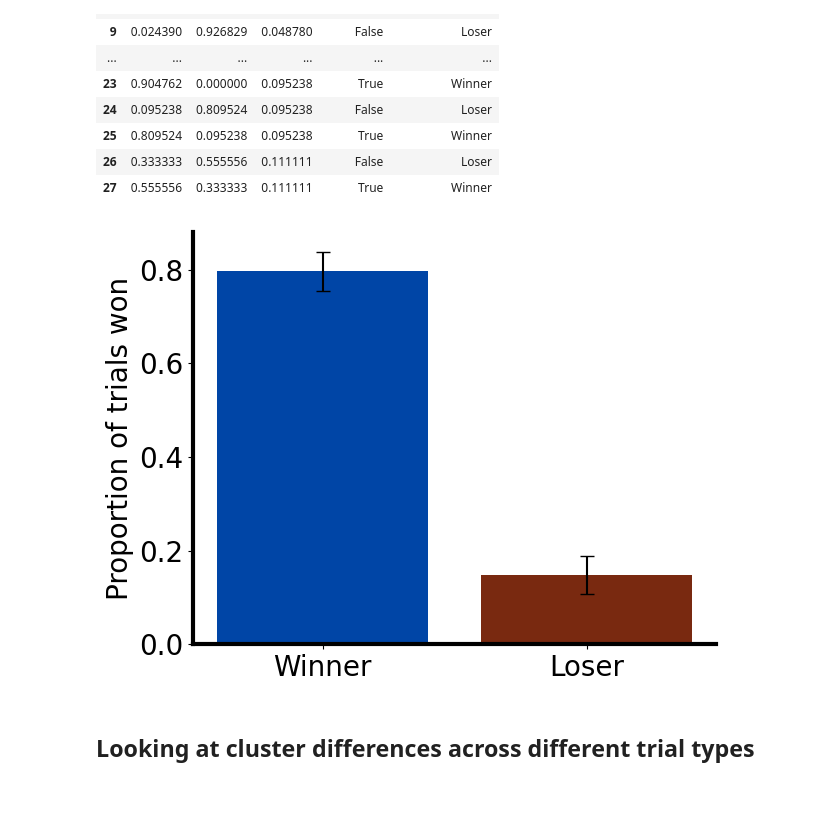
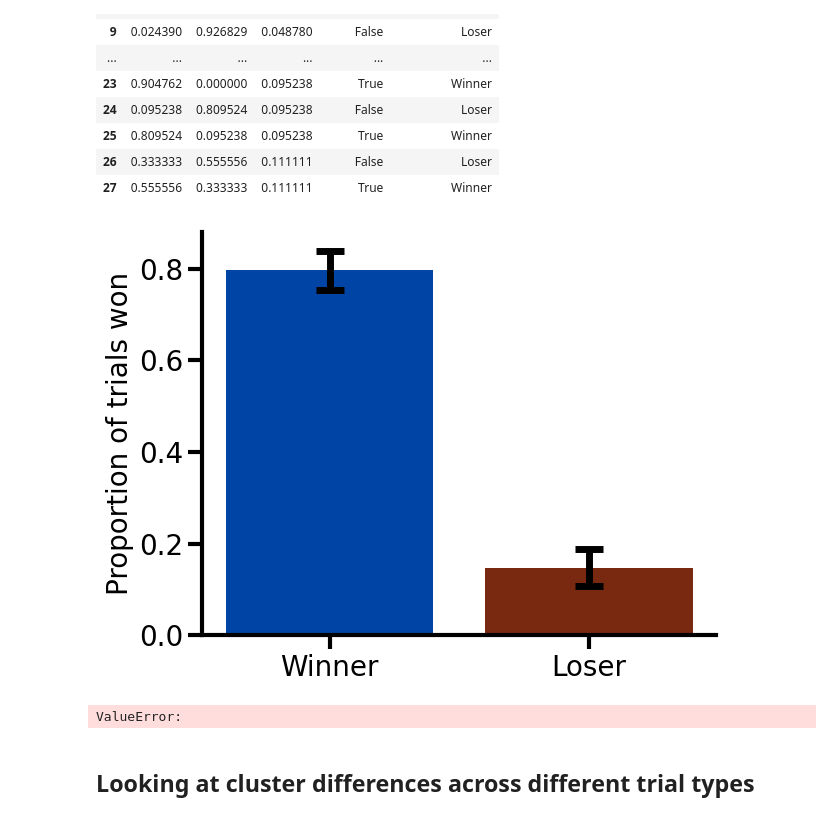
Before and after one commit to padillacoreanolab/reward_comp_ext, a Jupyter notebook: results/2024_09_02_behavioral_reward_comp/01_competitive_trials_analysis.ipynb, the cells around one changed output. Saved outputs shown, nothing was run; the diff lists cells and outputs as text; code cells hidden in the pictures.

```diff
--- a/results/2024_09_02_behavioral_reward_comp/01_competitive_trials_analysis.ipynb
+++ b/results/2024_09_02_behavioral_reward_comp/01_competitive_trials_analysis.ipynb
@@ -1094,35 +1099,43 @@ proportions_grouped_exploded_columns
 fig, ax = plt.subplots()
 
 
 group_means = proportions_grouped_exploded_columns.groupby('winner_or_loser')['win'].mean().sort_index(ascending=False)
 group_sem = proportions_grouped_exploded_columns.groupby('winner_or_loser')['win'].sem().sort_index(ascending=False)
 
 # Plotting the bar plot with error bars (SEM)
-plt.bar(group_means.index, group_means, yerr=group_sem, capsize=5, color=["#0045A6", "#792910"])
+plt.bar(group_means.index, group_means, yerr=group_sem, color=["#0045A6", "#792910"], error_kw=dict(lw=5, capsize=10, capthick=5))
+
 
 # Adding labels and title
 plt.ylabel('Proportion of trials won', size=20)
 
 # Hide top and right borders
 ax.spines['top'].set_visible(False)
 ax.spines['right'].set_visible(False)
 
 # Leave bottom and left spines
 ax.spines['bottom'].set_visible(True)
 ax.spines['left'].set_visible(True)
 ax.spines['bottom'].set_linewidth(3)
 ax.spines['left'].set_linewidth(3)
 
 ax.tick_params(axis='both', which='major', labelsize=20)
 ax.tick_params(axis='both', which='minor', labelsize=20)
 
+ax.tick_params('both', length=10, width=3, which='major')
+ax.tick_params('both', length=10, width=3, which='minor')
+
 plt.tight_layout()
 plt.savefig(os.path.join(OUTPUT_DIR, "proportion_of_rewards.png"))
 
 
 plt.show()
 # %% [output]
-[figure, old version]
+[figure, new version]
+# %%
+raise ValueError()
+# %% [output]
+ValueError:
 # %% [markdown]
 ## Looking at cluster differences across different trial types
 # %%
```
Also changed, not shown: parts of 19 cells of this notebook.
